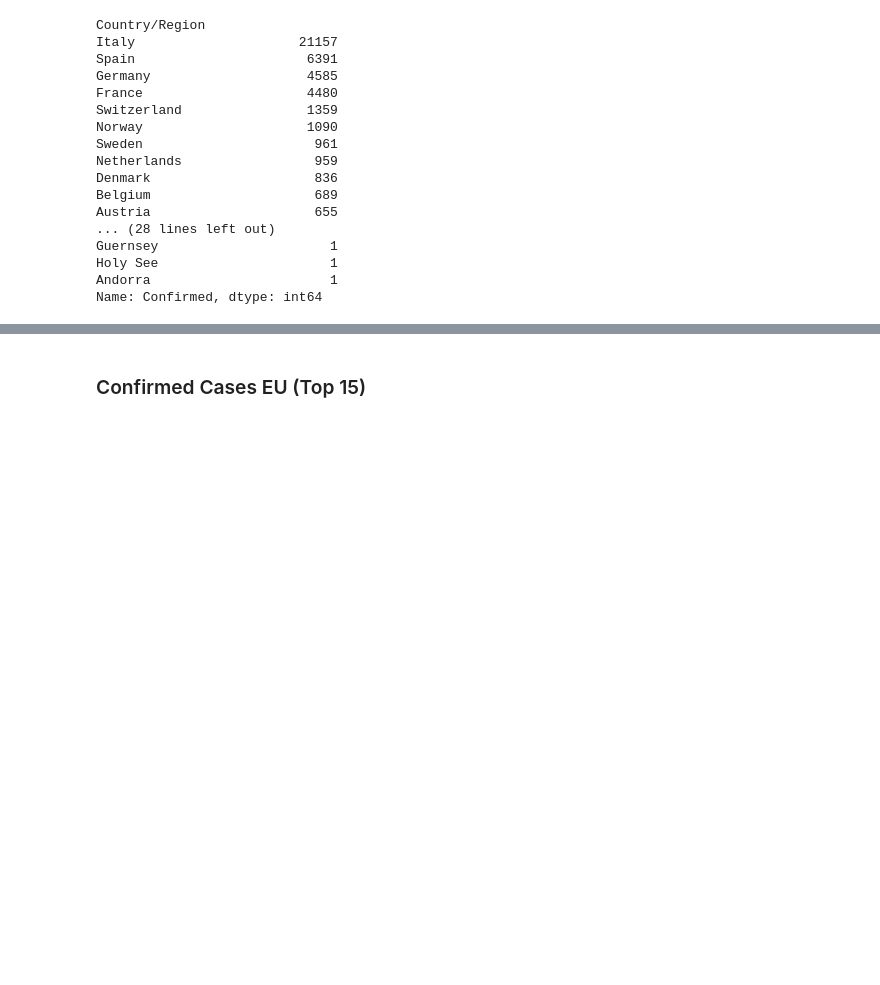
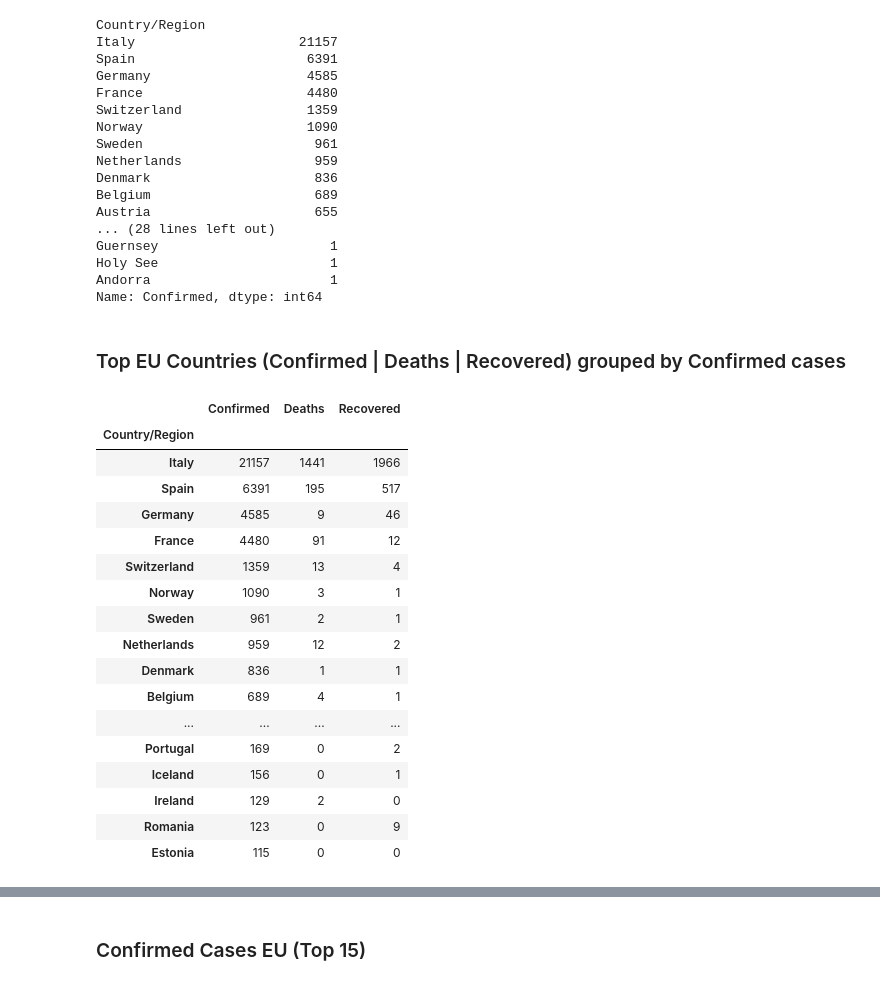
Before and after one commit to mpruna/COVID-19_Interactive, a Jupyter notebook: covid-19.ipynb, the cells around one changed output, grey strips where cells are left out. Drawn from its saved outputs; the diff is of its cells as text; code cells hidden in the pictures; blank space fills up the shorter version.

```diff
--- a/covid-19.ipynb
+++ b/covid-19.ipynb
@@ -170,6 +178,29 @@ Guernsey                      1
 Holy See                      1
 Andorra                       1
 Name: Confirmed, dtype: int64
+# %% [markdown]
+### Top EU Countries (Confirmed | Deaths | Recovered) grouped by Confirmed cases
+# %%
+eu_c.groupby('Country/Region')[['Confirmed','Deaths','Recovered']].sum().sort_values(by="Confirmed",ascending=False).head(20)
+# %% [output]
+|  | Confirmed | Deaths | Recovered |
+| Country/Region |  |  |  |
+| Italy | 21157 | 1441 | 1966 |
+| Spain | 6391 | 195 | 517 |
+| Germany | 4585 | 9 | 46 |
+| France | 4480 | 91 | 12 |
+| Switzerland | 1359 | 13 | 4 |
+| Norway | 1090 | 3 | 1 |
+| Sweden | 961 | 2 | 1 |
+| Netherlands | 959 | 12 | 2 |
+| Denmark | 836 | 1 | 1 |
+| Belgium | 689 | 4 | 1 |
+| ... | ... | ... | ... |
+| Portugal | 169 | 0 | 2 |
+| Iceland | 156 | 0 | 1 |
+| Ireland | 129 | 2 | 0 |
+| Romania | 123 | 0 | 9 |
+| Estonia | 115 | 0 | 0 |
 # %%
 eu_cases=eu_c['Confirmed'].sum()
 eu_deaths=eu_c['Deaths'].sum()
```
Also changed, not shown: parts of 25 cells of this notebook, 5 other files.
